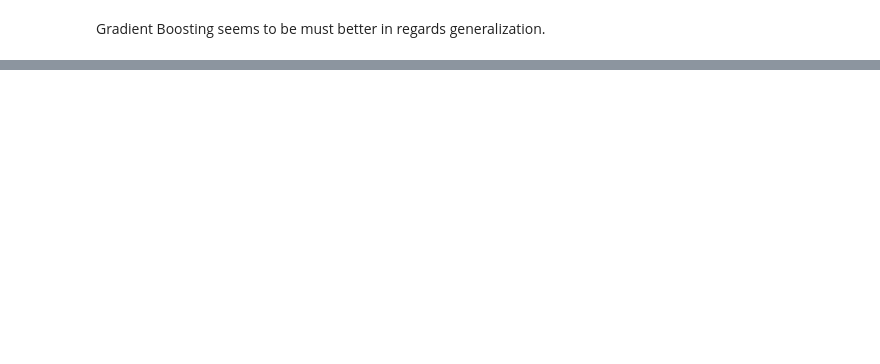
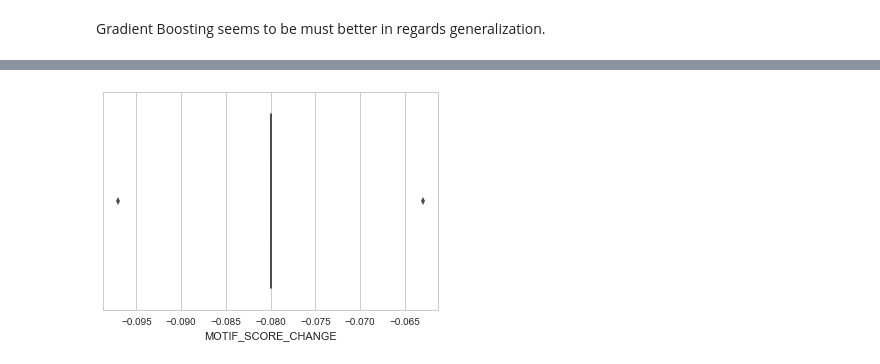
Before and after one commit to brendanmcgivern/data-science, a Jupyter notebook: ml_capstone/ml_capstone_final.ipynb, the cells around one changed output, grey strips where cells are left out. Cells and saved outputs as stored; diff of their text form; code cells hidden in the pictures; blank space fills up the shorter version.

```diff
--- a/ml_capstone/ml_capstone_final.ipynb
+++ b/ml_capstone/ml_capstone_final.ipynb
@@ -503,0 +636,10 @@ Gradient Boosting seems to be must better in regards generalization.
+# %%
+# ['POS', 'AF_ESP', 'AF_EXAC', 'AF_TGP', 'ORIGIN', 'SSR', 'DISTANCE',
+#        'STRAND', 'MOTIF_POS', 'MOTIF_SCORE_CHANGE', 'LoFtool', 'CADD_PHRED',
+#        'CADD_RAW', 'BLOSUM62']
+sns.set(style="whitegrid")
+ax = sns.boxplot(x=X['MOTIF_SCORE_CHANGE'])
+
+# X['AF_EXAC']
+# %% [output]
+[figure, added]
```
Also changed, not shown: parts of 71 cells of this notebook.
